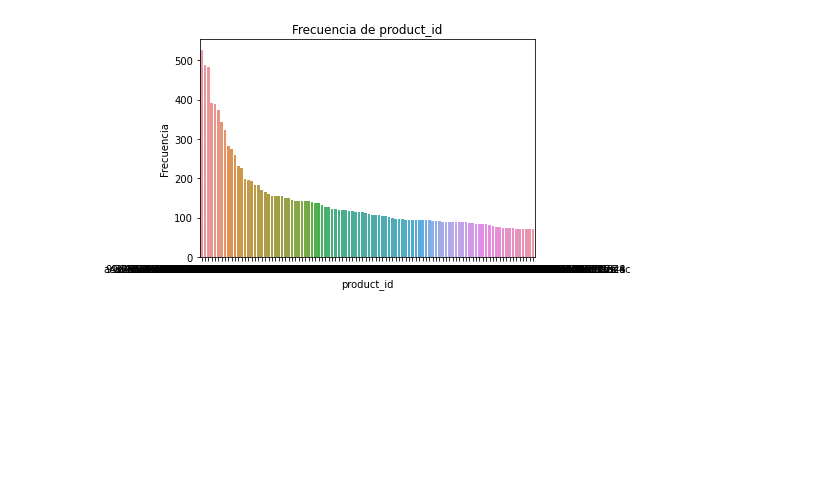
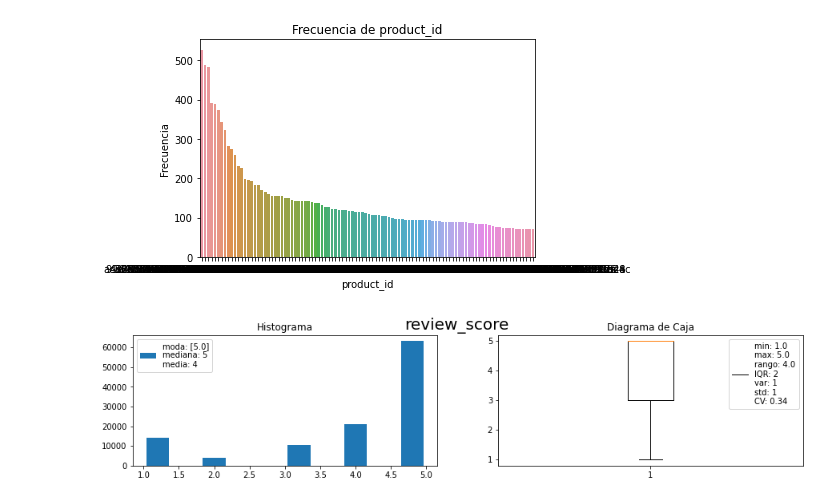
Before and after one commit to alfarodaniel/sistema-recomendacion-canasta-productos, a Jupyter notebook: codigos/estadisticas_descriptivas.ipynb, the cells around one changed output. Cells and saved outputs as stored; diff of their text form; code cells hidden in the pictures; blank space fills up the shorter version.

```diff
--- a/codigos/estadisticas_descriptivas.ipynb
+++ b/codigos/estadisticas_descriptivas.ipynb
@@ -136,3 +171,8 @@ sns.barplot(x='product_id', y='Frecuencia', data=df[:100]).set(title='Frecuencia
 # %% [output]
 [Text(0.5, 1.0, 'Frecuencia de product_id')]
 [figure]
+# %%
+# Grafica la distribución de nro_reproducciones
+tendencia(dfConsolidado, 'review_score')
+# %% [output]
+[figure, added]
```
Also changed, not shown: parts of 14 cells of this notebook, 1 other file.
